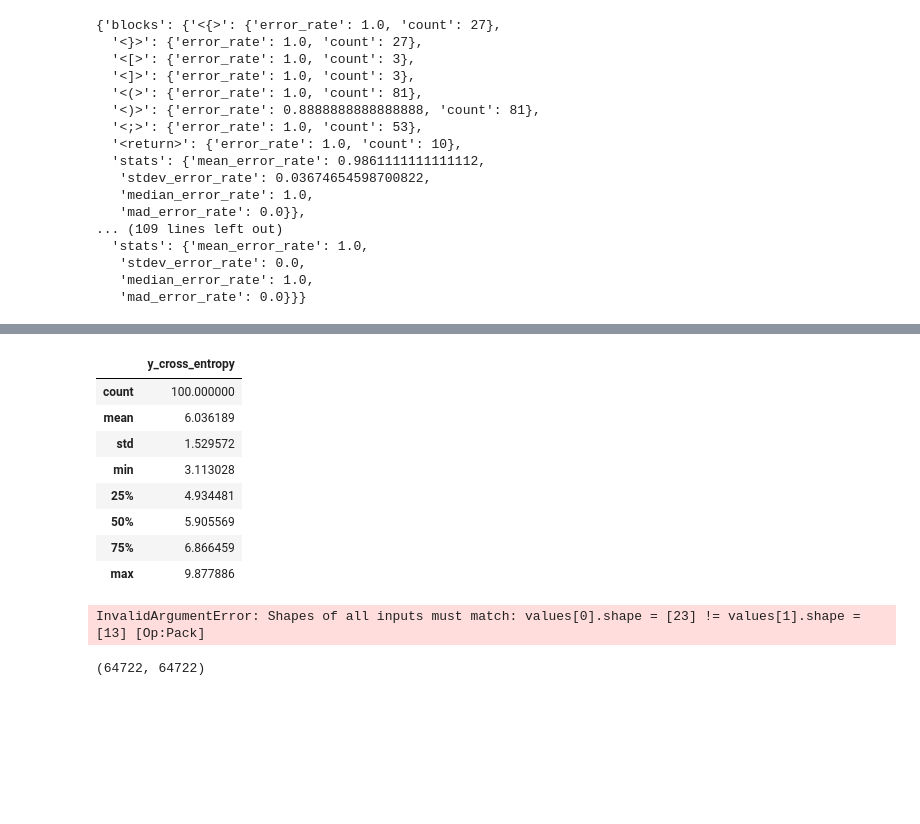
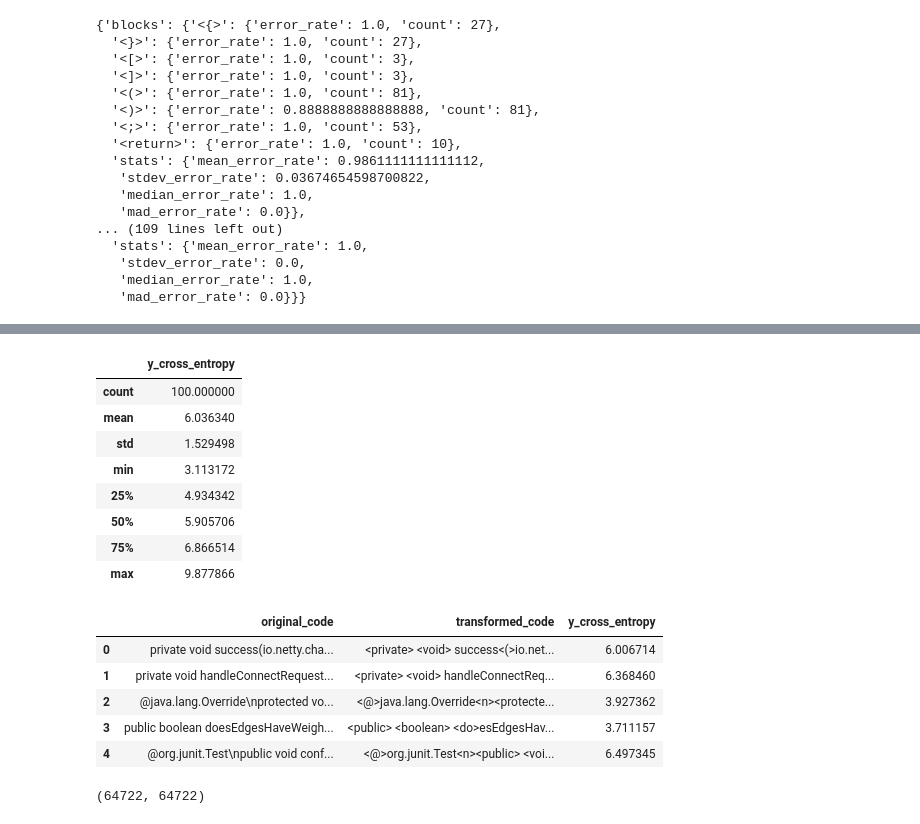
Before and after one commit to ArtificialSoftwareEngineering/InterpretingCodeGeneration, a Jupyter notebook: nbs/04_evaluation.core.ipynb, the cells around one changed output, grey strips where cells are left out. Saved outputs shown, nothing was run; the diff lists cells and outputs as text; code cells hidden in the pictures; blank space fills up the shorter version.

```diff
--- a/nbs/04_evaluation.core.ipynb
+++ b/nbs/04_evaluation.core.ipynb
@@ -726,8 +788,8 @@ def get_mean_cross_entropy_df(df: pd.DataFrame, model: Model, bs = 16, n: Option
         cross_entropy_losses.extend(np.mean(losses, axis = 1))
 
     new_df = pd.DataFrame(
-        zip(df.code.values[:n], cross_entropy_losses),
-        columns=["code", "y_cross_entropy"]
+        zip(replace_spec_toks_to_original(df, java_special_tokens, n).code.values, df.code.values[:n], cross_entropy_losses),
+        columns=["original_code", "transformed_code", "y_cross_entropy"]
     )
 
     return new_df
@@ -743,18 +805,22 @@ cross_entropy.describe()
 # %% [output]
 |  | y_cross_entropy |
 | count | 100.000000 |
-| mean | 6.036189 |
-| std | 1.529572 |
-| min | 3.113028 |
-| 25% | 4.934481 |
-| 50% | 5.905569 |
-| 75% | 6.866459 |
-| max | 9.877886 |
+| mean | 6.036340 |
+| std | 1.529498 |
+| min | 3.113172 |
+| 25% | 4.934342 |
+| 50% | 5.905706 |
+| 75% | 6.866514 |
+| max | 9.877866 |
-# %%
-cross_entropy = get_mean_cross_entropy_df(df_fake, gru_model)
-cross_entropy
-# %% [output]
-InvalidArgumentError: Shapes of all inputs must match: values[0].shape = [23] != values[1].shape = [13] [Op:Pack]
+# %%
+cross_entropy.head()
+# %% [output]
+|  | original_code | transformed_code | y_cross_entropy |
+| 0 | private void success(io.netty.cha... | <private> <void> success<(>io.net... | 6.006714 |
+| 1 | private void handleConnectRequest... | <private> <void> handleConnectReq... | 6.368460 |
+| 2 | @java.lang.Override\nprotected vo... | <@>java.lang.Override<n><protecte... | 3.927362 |
+| 3 | public boolean doesEdgesHaveWeigh... | <public> <boolean> <do>esEdgesHav... | 3.711157 |
+| 4 | @org.junit.Test\npublic void conf... | <@>org.junit.Test<n><public> <voi... | 6.497345 |
 # %%
 # export
 _TRANSFORMs = {
```
Also changed, not shown: parts of 6 cells of this notebook.
